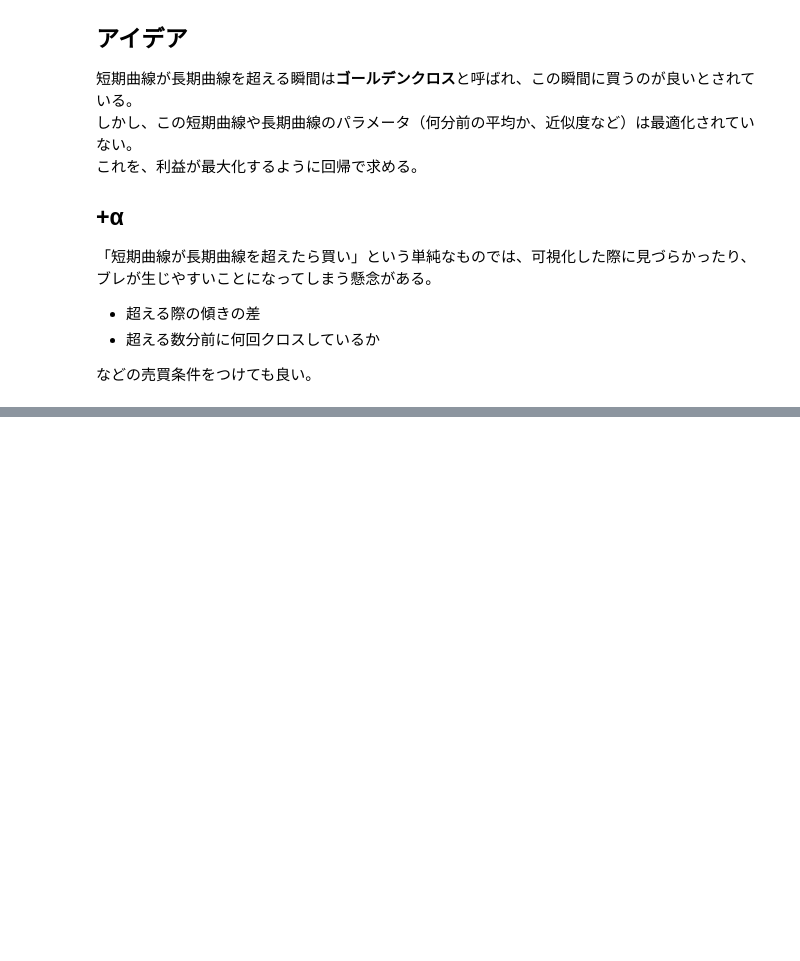
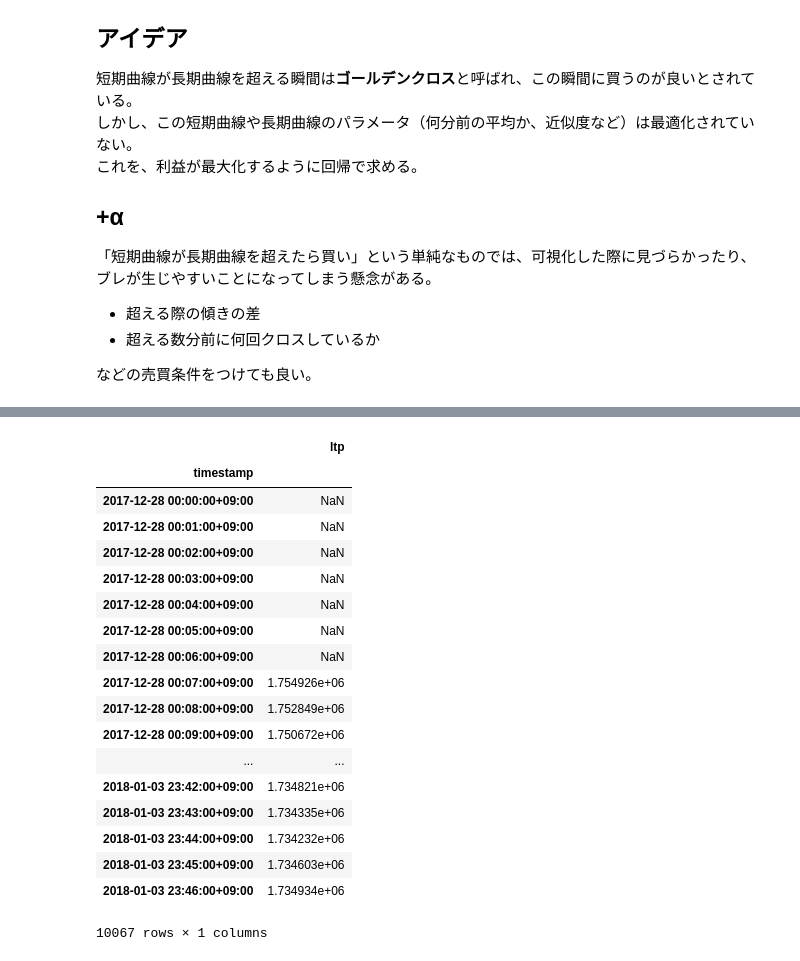
Before and after one commit to shunyooo/bitcoin_bot, a Jupyter notebook: notebooks/20180102_移動平均線_2曲線での利益最大化回帰.ipynb, the cells around one changed output, grey strips where cells are left out. Drawn from its saved outputs; the diff is of its cells as text; code cells hidden in the pictures; blank space fills up the shorter version.

```diff
--- a/notebooks/20180102_移動平均線_2曲線での利益最大化回帰.ipynb
+++ b/notebooks/20180102_移動平均線_2曲線での利益最大化回帰.ipynb
@@ -34,3 +31,25 @@ ticker = db.df.read_ticker(start="2017-12-28")
+# %%
+sma
+# %% [output]
+|  | ltp |
+| timestamp |  |
+| 2017-12-28 00:00:00+09:00 | NaN |
+| 2017-12-28 00:01:00+09:00 | NaN |
+| 2017-12-28 00:02:00+09:00 | NaN |
+| 2017-12-28 00:03:00+09:00 | NaN |
+| 2017-12-28 00:04:00+09:00 | NaN |
+| 2017-12-28 00:05:00+09:00 | NaN |
+| 2017-12-28 00:06:00+09:00 | NaN |
+| 2017-12-28 00:07:00+09:00 | 1.754926e+06 |
+| 2017-12-28 00:08:00+09:00 | 1.752849e+06 |
+| 2017-12-28 00:09:00+09:00 | 1.750672e+06 |
+| ... | ... |
+| 2018-01-03 23:42:00+09:00 | 1.734821e+06 |
+| 2018-01-03 23:43:00+09:00 | 1.734335e+06 |
+| 2018-01-03 23:44:00+09:00 | 1.734232e+06 |
+| 2018-01-03 23:45:00+09:00 | 1.734603e+06 |
+| 2018-01-03 23:46:00+09:00 | 1.734934e+06 |
+10067 rows × 1 columns
 # %%
 %matplotlib inline
 import pandas as pd
```
Also changed, not shown: parts of 8 cells of this notebook, 6 other files.
